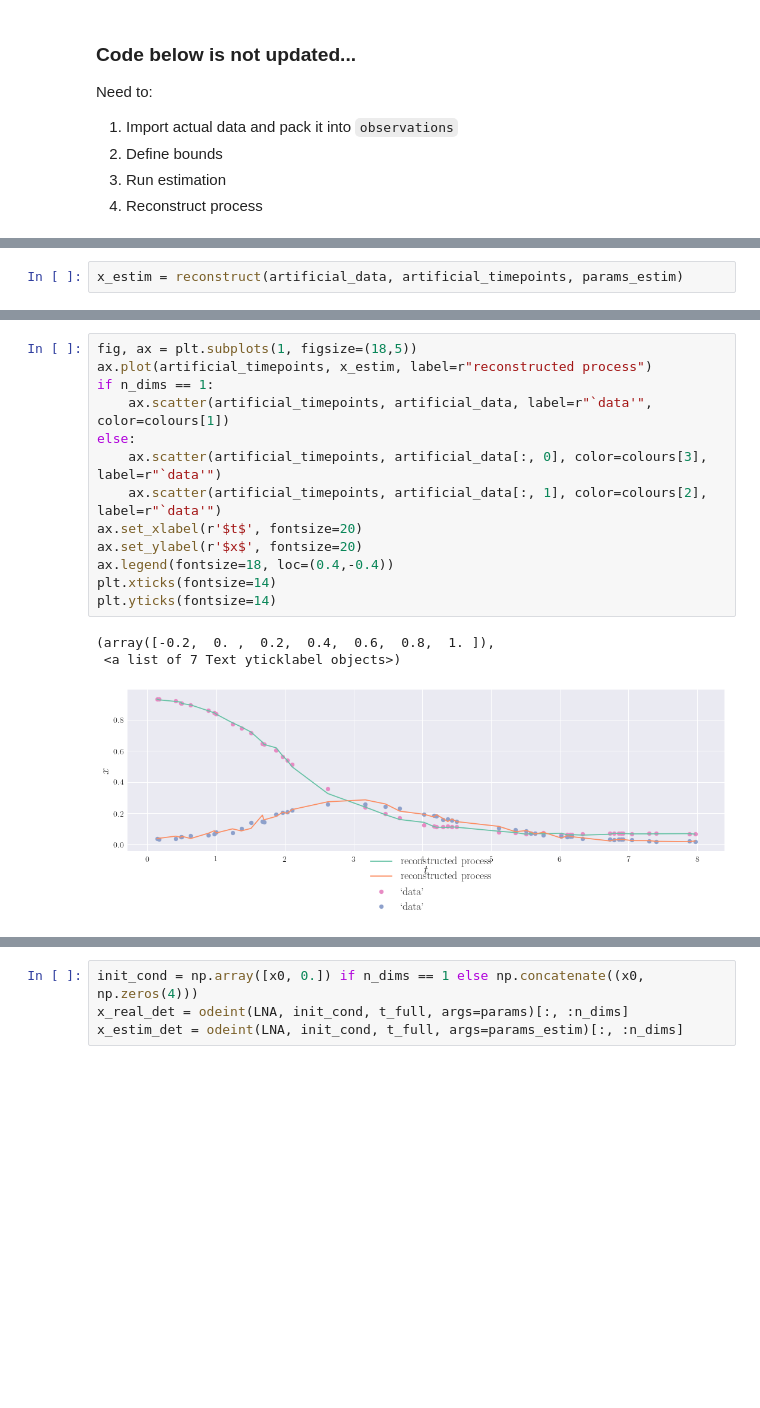
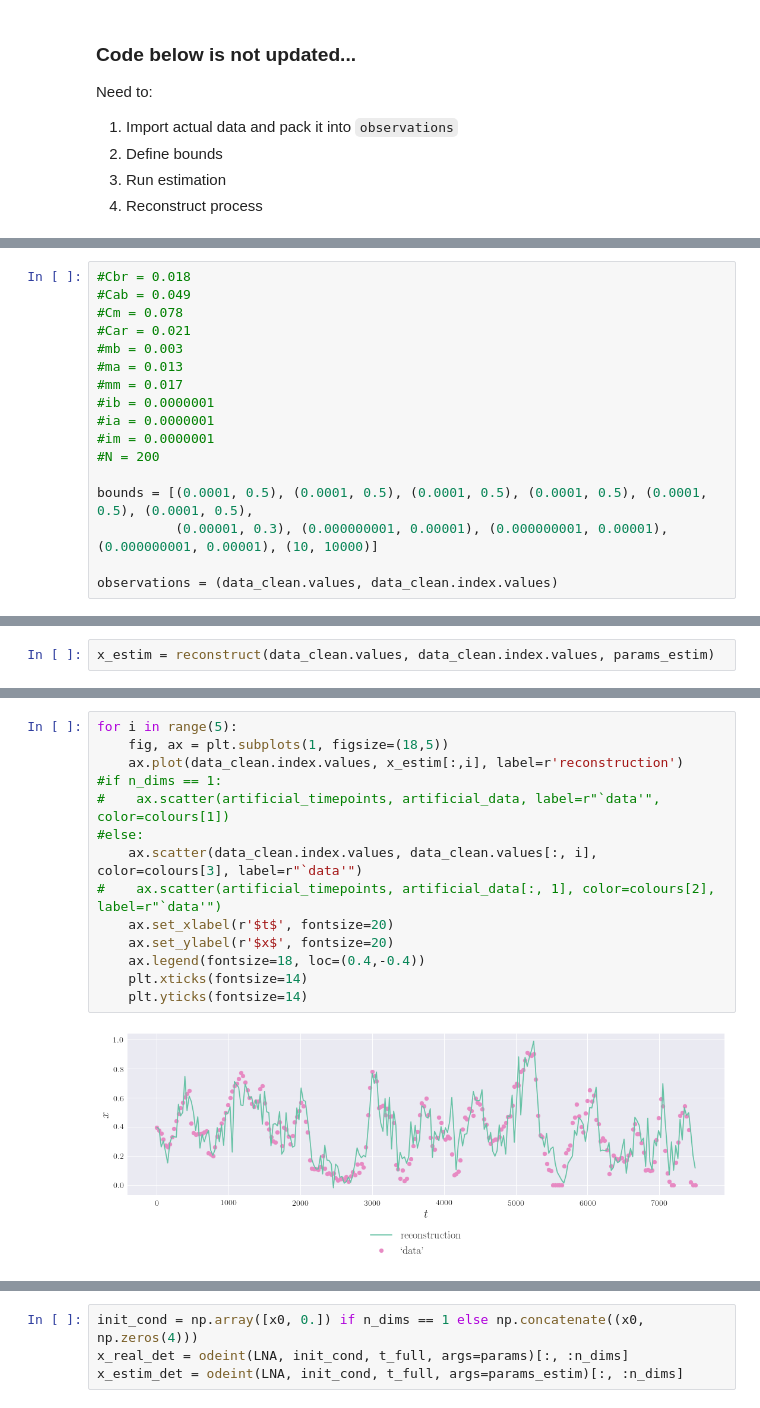
Before and after one commit to cparrarojas/sde-parameter-estimation, a Jupyter notebook: quasi-cycles.ipynb, the cells around one changed output, grey strips where cells are left out. Saved outputs shown, nothing was run; the diff lists cells and outputs as text; blank space fills up the shorter version.

Commit message:
initial estimation ecosystem

```diff
--- a/quasi-cycles.ipynb
+++ b/quasi-cycles.ipynb
@@ -108 +233,18 @@ Need to:
+# %%
+#Cbr = 0.018
+#Cab = 0.049
+#Cm = 0.078
+#Car = 0.021
+#mb = 0.003
+#ma = 0.013
+#mm = 0.017
+#ib = 0.0000001
+#ia = 0.0000001
+#im = 0.0000001
+#N = 200
+
+bounds = [(0.0001, 0.5), (0.0001, 0.5), (0.0001, 0.5), (0.0001, 0.5), (0.0001, 0.5), (0.0001, 0.5),
+          (0.00001, 0.3), (0.000000001, 0.00001), (0.000000001, 0.00001), (0.000000001, 0.00001), (10, 10000)]
+
+observations = (data_clean.values, data_clean.index.values)
 # %%
@@ -114,4 +252,4 @@ estimation = differential_evolution(costfn, bounds, args=observations)
 
 params_estim = tuple(estimation.x)
 # %%
-x_estim = reconstruct(artificial_data, artificial_timepoints, params_estim)
+x_estim = reconstruct(data_clean.values, data_clean.index.values, params_estim)
@@ -118,17 +267,16 @@ x_estim = reconstruct(artificial_data, artificial_timepoints, params_estim)
 # %%
-fig, ax = plt.subplots(1, figsize=(18,5))
-ax.plot(artificial_timepoints, x_estim, label=r"reconstructed process")
-if n_dims == 1:
-    ax.scatter(artificial_timepoints, artificial_data, label=r"`data'", color=colours[1])
-else:
-    ax.scatter(artificial_timepoints, artificial_data[:, 0], color=colours[3], label=r"`data'")
-    ax.scatter(artificial_timepoints, artificial_data[:, 1], color=colours[2], label=r"`data'")
-ax.set_xlabel(r'$t$', fontsize=20)
-ax.set_ylabel(r'$x$', fontsize=20)
-ax.legend(fontsize=18, loc=(0.4,-0.4))
-plt.xticks(fontsize=14)
-plt.yticks(fontsize=14)
+for i in range(5):
+    fig, ax = plt.subplots(1, figsize=(18,5))
+    ax.plot(data_clean.index.values, x_estim[:,i], label=r'reconstruction')
+#if n_dims == 1:
+#    ax.scatter(artificial_timepoints, artificial_data, label=r"`data'", color=colours[1])
+#else:
+    ax.scatter(data_clean.index.values, data_clean.values[:, i], color=colours[3], label=r"`data'")
+#    ax.scatter(artificial_timepoints, artificial_data[:, 1], color=colours[2], label=r"`data'")
+    ax.set_xlabel(r'$t$', fontsize=20)
+    ax.set_ylabel(r'$x$', fontsize=20)
+    ax.legend(fontsize=18, loc=(0.4,-0.4))
+    plt.xticks(fontsize=14)
+    plt.yticks(fontsize=14)
 # %% [output]
-(array([-0.2,  0. ,  0.2,  0.4,  0.6,  0.8,  1. ]),
- <a list of 7 Text yticklabel objects>)
-[figure, old version]
+[figure, new version]
```
Also changed, not shown: parts of 18 cells of this notebook, 2 other files.
